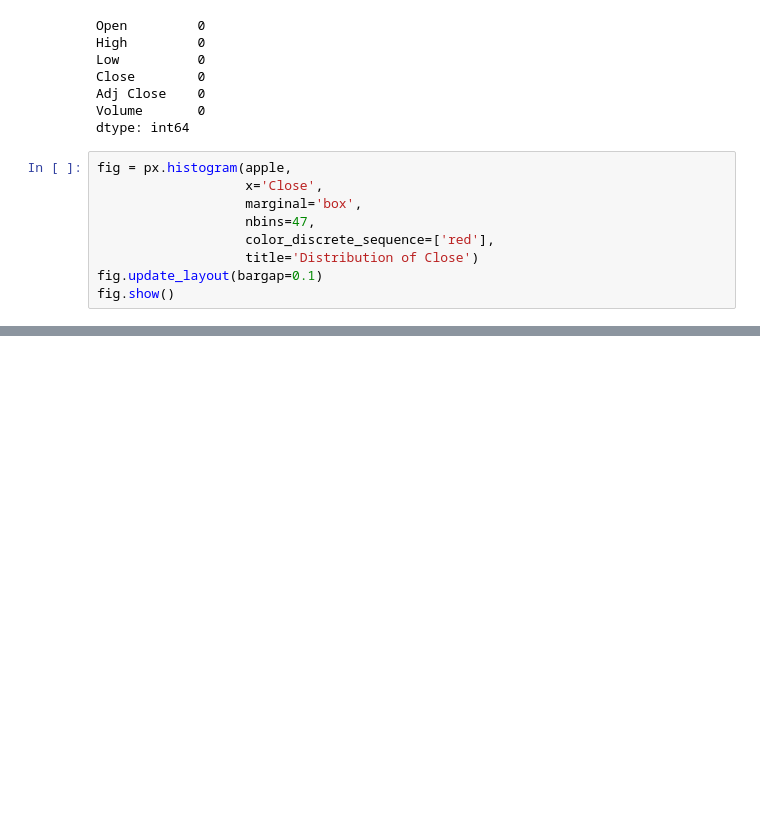
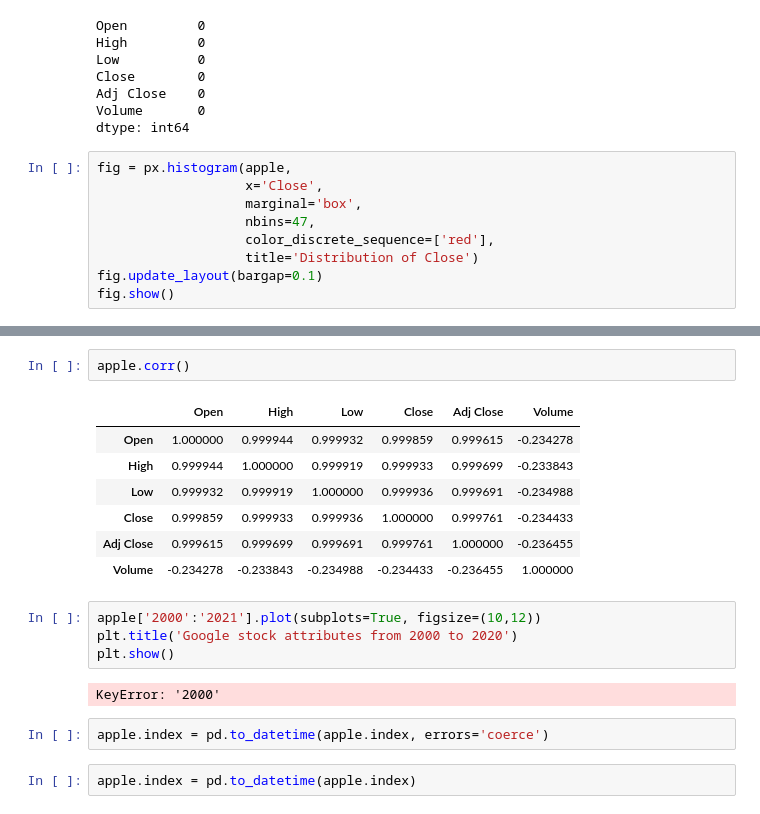
Before and after one commit to arnavktis/Stock-Market-Analysis-And-Forecasting, a Jupyter notebook: Main.ipynb, the cells around one changed output, grey strips where cells are left out. Saved outputs shown, nothing was run; the diff lists cells and outputs as text; blank space fills up the shorter version.

```diff
--- a/Main.ipynb
+++ b/Main.ipynb
@@ -200,0 +227,20 @@ fig.show()
+# %%
+apple.corr()
+# %% [output]
+|  | Open | High | Low | Close | Adj Close | Volume |
+| Open | 1.000000 | 0.999944 | 0.999932 | 0.999859 | 0.999615 | -0.234278 |
+| High | 0.999944 | 1.000000 | 0.999919 | 0.999933 | 0.999699 | -0.233843 |
+| Low | 0.999932 | 0.999919 | 1.000000 | 0.999936 | 0.999691 | -0.234988 |
+| Close | 0.999859 | 0.999933 | 0.999936 | 1.000000 | 0.999761 | -0.234433 |
+| Adj Close | 0.999615 | 0.999699 | 0.999691 | 0.999761 | 1.000000 | -0.236455 |
+| Volume | -0.234278 | -0.233843 | -0.234988 | -0.234433 | -0.236455 | 1.000000 |
+# %%
+apple['2000':'2021'].plot(subplots=True, figsize=(10,12))
+plt.title('Google stock attributes from 2000 to 2020')
+plt.show()
+# %% [output]
+KeyError: '2000'
+# %%
+apple.index = pd.to_datetime(apple.index, errors='coerce')
+# %%
+apple.index = pd.to_datetime(apple.index)
```
Also changed, not shown: parts of 3 cells of this notebook, 2 other files.
